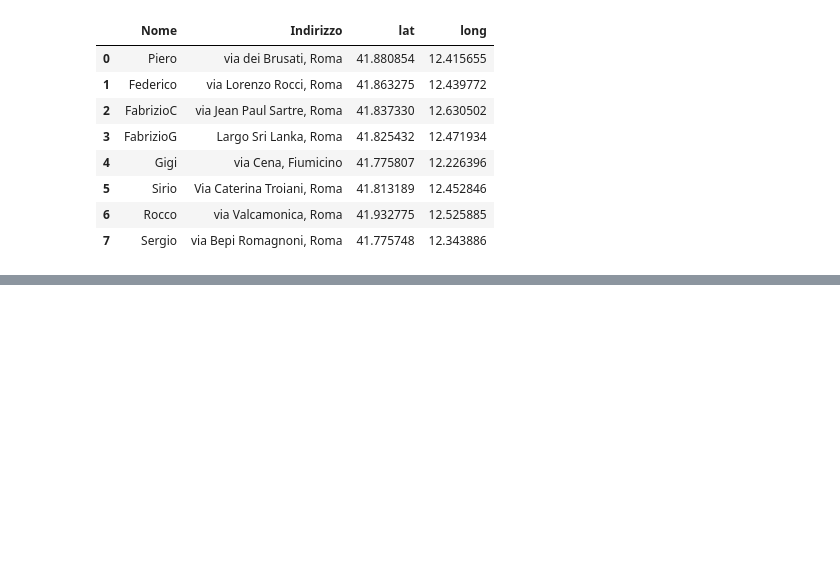
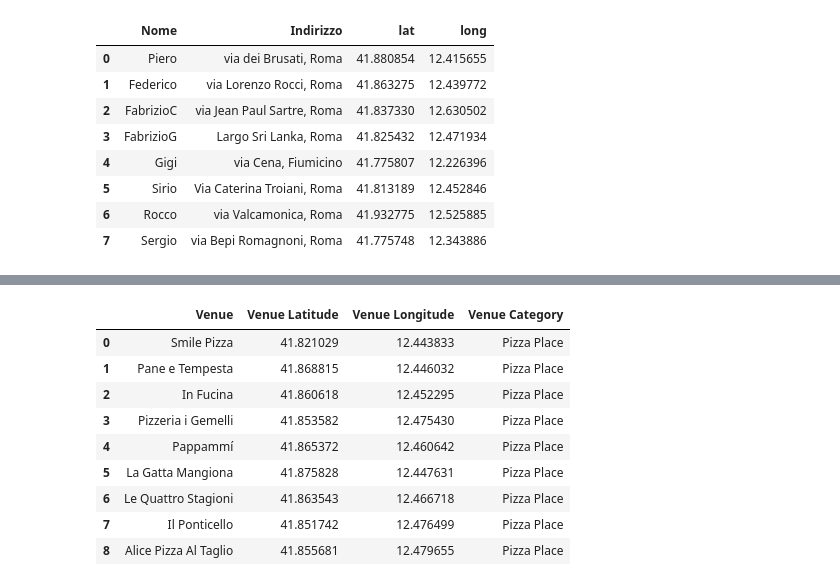
Before and after one commit to federicomnc/baricentro-numerelli, a Jupyter notebook: baricentro.ipynb, the cells around one changed output, grey strips where cells are left out. Drawn from its saved outputs; the diff is of its cells as text; code cells hidden in the pictures; blank space fills up the shorter version.

```diff
--- a/baricentro.ipynb
+++ b/baricentro.ipynb
@@ -107,0 +176,14 @@ map_Roma
+# %%
+Pizzerie=nearby_venues[nearby_venues['Venue Category']=='Pizza Place']
+Pizzerie.reset_index().drop(['index'], axis=1)
+# %% [output]
+|  | Venue | Venue Latitude | Venue Longitude | Venue Category |
+| 0 | Smile Pizza | 41.821029 | 12.443833 | Pizza Place |
+| 1 | Pane e Tempesta | 41.868815 | 12.446032 | Pizza Place |
+| 2 | In Fucina | 41.860618 | 12.452295 | Pizza Place |
+| 3 | Pizzeria i Gemelli | 41.853582 | 12.475430 | Pizza Place |
+| 4 | Pappammí | 41.865372 | 12.460642 | Pizza Place |
+| 5 | La Gatta Mangiona | 41.875828 | 12.447631 | Pizza Place |
+| 6 | Le Quattro Stagioni | 41.863543 | 12.466718 | Pizza Place |
+| 7 | Il Ponticello | 41.851742 | 12.476499 | Pizza Place |
+| 8 | Alice Pizza Al Taglio | 41.855681 | 12.479655 | Pizza Place |
```
Also changed, not shown: parts of 10 cells of this notebook.
